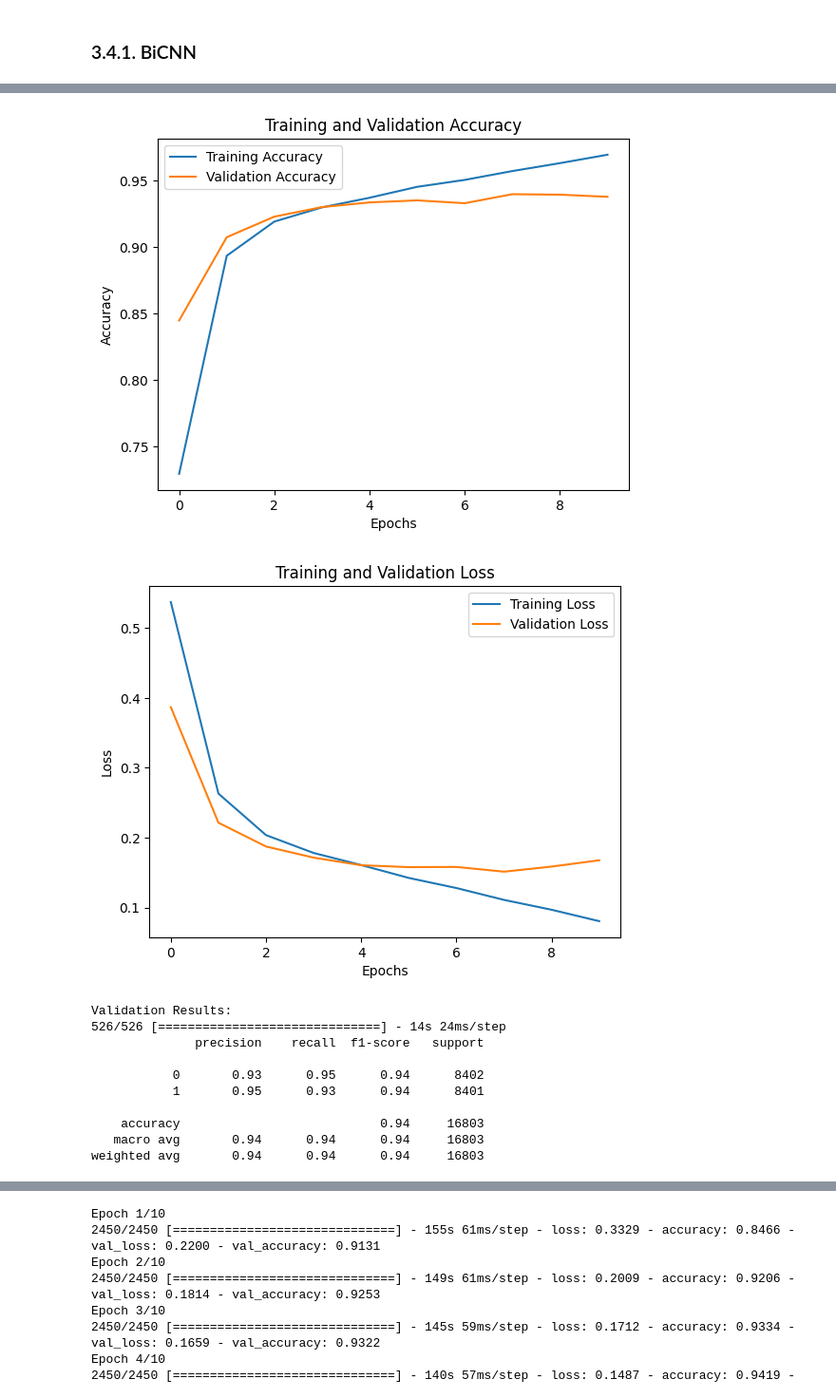
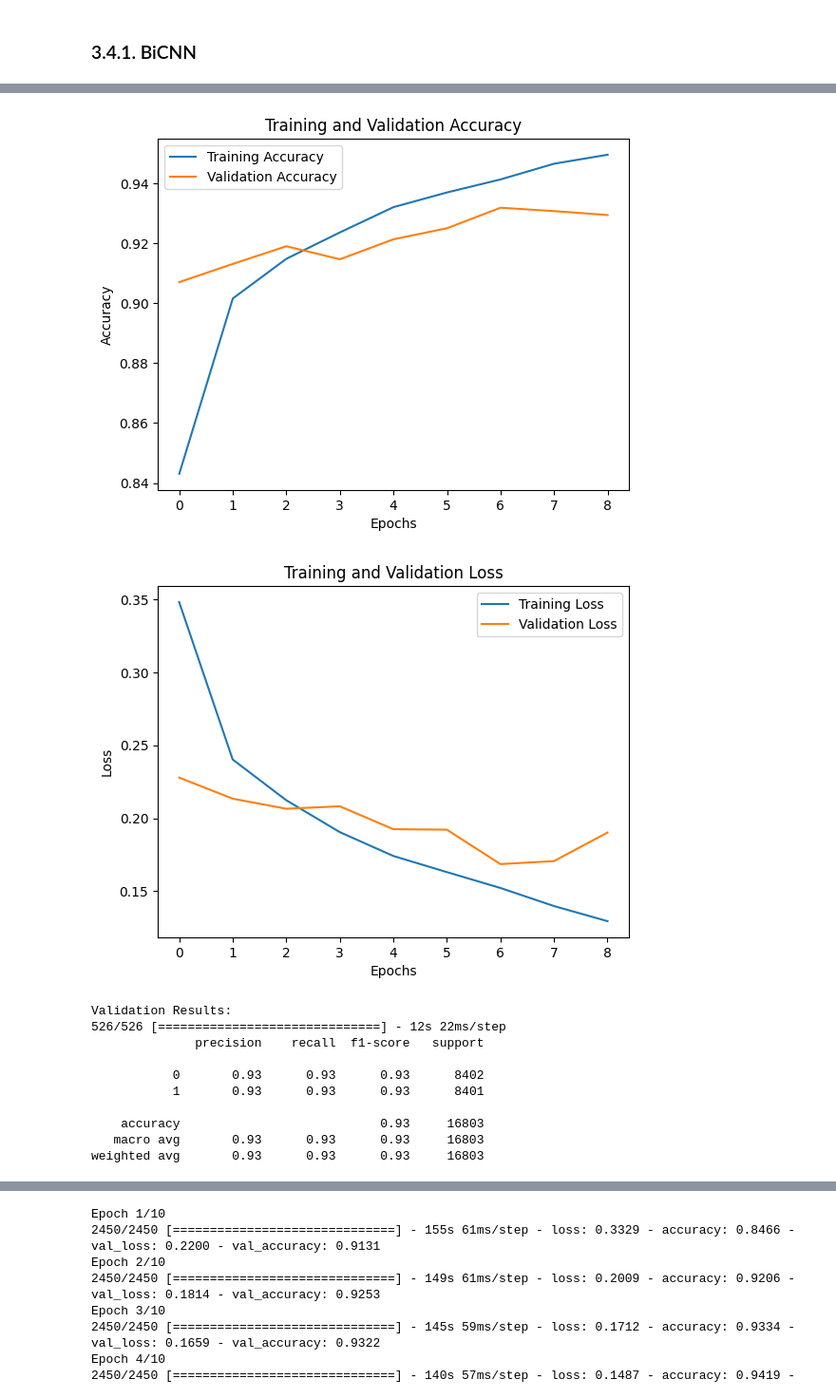
Before and after one commit to Bartosz-Wilkowski/sentiment-analysis, a Jupyter notebook: notebooks/05_model_cnn.ipynb, the cells around one changed output, grey strips where cells are left out. Shown at 95% size. Cells and saved outputs as stored; diff of their text form; code cells hidden in the pictures.

```diff
--- a/notebooks/05_model_cnn.ipynb
+++ b/notebooks/05_model_cnn.ipynb
@@ -1288,14 +1313,14 @@ weighted avg       0.93      0.93      0.93     16803
 # %% [markdown]
 ### 3.4.1. BiCNN
 # %%
-def bicnn(vocab_size, learning_rate, embedding_dim, embedding_matrix):
+def bicnn_yelp(vocab_size, learning_rate, embedding_dim, embedding_matrix):
     inputs = Input(shape=(256,))
 
     embedding = Embedding(input_dim=vocab_size, output_dim=embedding_dim,
                           input_length=256, weights=[embedding_matrix],
                           trainable=False)(inputs)
 
-    # CNN od lewej do prawej
+    # forward CNN (left-to-right processing)
     conv_fw = Conv1D(filters=128, kernel_size=3, activation='relu', padding='same')(embedding)
     conv_fw = BatchNormalization()(conv_fw)
     conv_fw = Conv1D(filters=128, kernel_size=3, activation='relu', padding='same')(conv_fw)
@@ -1303,15 +1328,15 @@ def bicnn(vocab_size, learning_rate, embedding_dim, embedding_matrix):
     pool_fw1 = GlobalMaxPooling1D()(conv_fw)
     pool_fw2 = GlobalAveragePooling1D()(conv_fw)
 
-    # CNN od prawej do lewej
-    reversed_inputs = tf.reverse(inputs, axis=[1])
-    embedding_rev = Embedding(input_dim=vocab_size, output_dim=embedding_dim,
-                              input_length=256, weights=[embedding_matrix],
-                              trainable=False)(reversed_inputs)
-    conv_bw = Conv1D(filters=128, kernel_size=3, activation='relu', padding='same')(embedding_rev)
+    # reverse input sequence to process right-to-left
+    reversed_embedding = Lambda(lambda x: tf.reverse(x, axis=[1]))(embedding)
+
+    # backward CNN (right-to-left processing)
+    conv_bw = Conv1D(filters=128, kernel_size=3, activation='relu', padding='same')(reversed_embedding)
     conv_bw = BatchNormalization()(conv_bw)
     conv_bw = Conv1D(filters=128, kernel_size=3, activation='relu', padding='same')(conv_bw)
     conv_bw = BatchNormalization()(conv_bw)
+    conv_bw = Dropout(0.3)(conv_bw)
     pool_bw1 = GlobalMaxPooling1D()(conv_bw)
     pool_bw2 = GlobalAveragePooling1D()(conv_bw)
 
@@ -1319,19 +1344,22 @@ def bicnn(vocab_size, learning_rate, embedding_dim, embedding_matrix):
     dropout = Dropout(0.5)(concat)
 
     dense = Dense(256, activation='relu')(dropout)
+    dense = BatchNormalization()(dense)
     output = Dense(1, activation='sigmoid')(dense)
 
     model = Model(inputs=inputs, outputs=output)
-    model.compile(loss='binary_crossentropy', optimizer=tf.keras.optimizers.Adam(learning_rate=learning_rate), metrics=['loss'])
+    model.compile(loss='binary_crossentropy', optimizer=tf.keras.optimizers.Adam(learning_rate=learning_rate), metrics=['accuracy'])
 
     return model
+# %%
+model_bicnn = bicnn_yelp(vocab_size=vocab_size, learning_rate=learning_rate, embedding_dim=embedding_dim, embedding_matrix=embedding_matrix)
 # %%
-model_bilstm.compile(optimizer=tf.keras.optimizers.Adam(learning_rate=learning_rate),
+model_bicnn.compile(optimizer=tf.keras.optimizers.Adam(learning_rate=learning_rate),
               loss='binary_crossentropy',
               metrics=['accuracy'])
 # %%
 # train the model
-history_bilstm = model_bilstm.fit(
+history_bicnn = model_bicnn.fit(
     X_train, y_train,
     validation_data=(X_val, y_val),
     epochs=epochs,
@@ -1362,39 +1388,39 @@ Epoch 10/10
 # %%
 # plot accuracy on training and validation data
-plt.plot(history_bilstm.history['accuracy'], label='Training Accuracy')
-plt.plot(history_bilstm.history['val_accuracy'], label='Validation Accuracy')
+plt.plot(history_bicnn.history['accuracy'], label='Training Accuracy')
+plt.plot(history_bicnn.history['val_accuracy'], label='Validation Accuracy')
 plt.xlabel('Epochs')
 plt.ylabel('Accuracy')
 plt.legend()
 plt.title('Training and Validation Accuracy')
 plt.show()
 # %% [output]
-[figure, old version]
+[figure, new version]
 # %%
 # plot loss on training and validation data
-plt.plot(history_bilstm.history['loss'], label='Training Loss')
-plt.plot(history_bilstm.history['val_loss'], label='Validation Loss')
+plt.plot(history_bicnn.history['loss'], label='Training Loss')
+plt.plot(history_bicnn.history['val_loss'], label='Validation Loss')
 plt.xlabel('Epochs')
 plt.ylabel('Loss')
 plt.legend()
 plt.title('Training and Validation Loss')
 plt.show()
 # %% [output]
-[figure, old version]
+[figure, new version]
 # %%
 # evaluate the model on the validation set
 print("\nValidation Results:")
-y_val_pred = (model_bilstm.predict(X_val) > 0.5).astype(int).flatten()
+y_val_pred = (model_bicnn.predict(X_val) > 0.5).astype(int).flatten()
 print(classification_report(y_val, y_val_pred))
 # %% [output]
 Validation Results:
-526/526 [==============================] - 14s 24ms/step
+526/526 [==============================] - 12s 22ms/step
               precision    recall  f1-score   support
 
-           0       0.93      0.95      0.94      8402
-           1       0.95      0.93      0.94      8401
+           0       0.93      0.93      0.93      8402
+           1       0.93      0.93      0.93      8401
 
-    accuracy                           0.94     16803
-   macro avg       0.94      0.94      0.94     16803
-weighted avg       0.94      0.94      0.94     16803
+    accuracy                           0.93     16803
+   macro avg       0.93      0.93      0.93     16803
+weighted avg       0.93      0.93      0.93     16803
 # %% [markdown]
```
Also changed, not shown: parts of 60 cells of this notebook, 1 other file.
